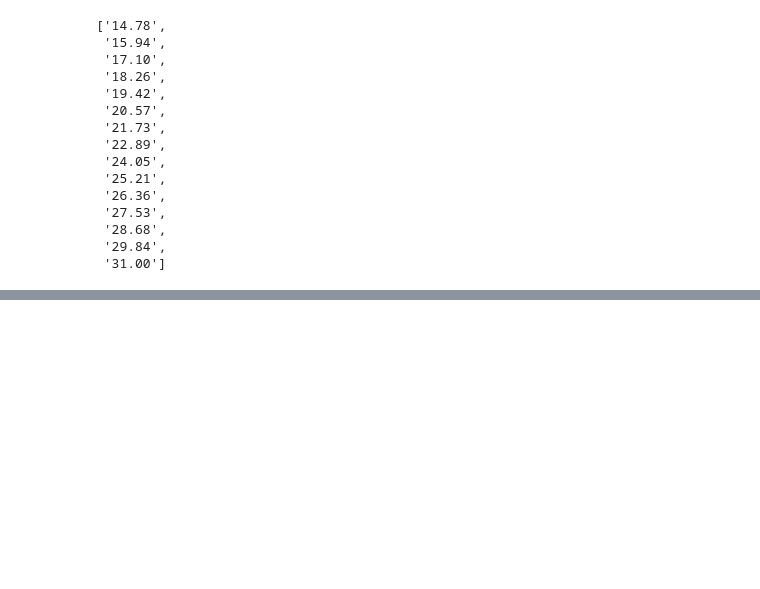
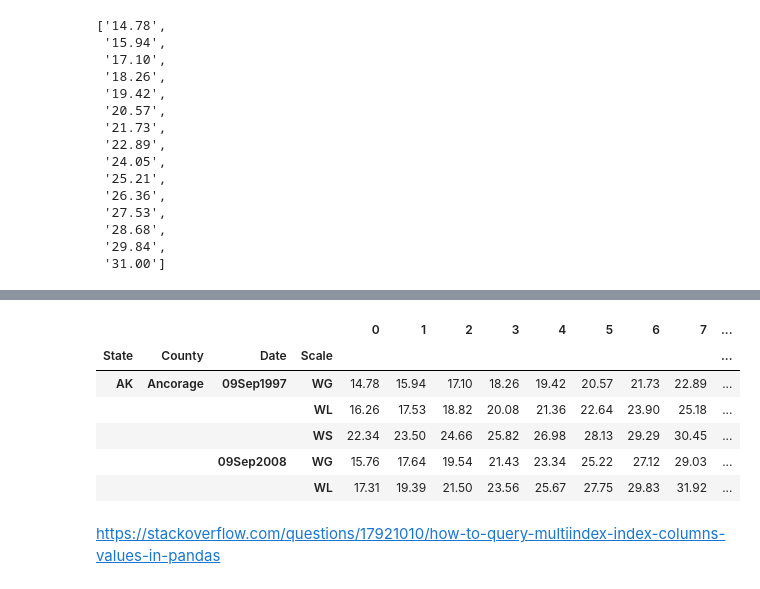
Before and after one commit to rhaejr/PythonProjects, a Jupyter notebook: Pay/Pay.ipynb, the cells around one changed output, grey strips where cells are left out. Drawn from its saved outputs; the diff is of its cells as text; code cells hidden in the pictures; blank space fills up the shorter version.

```diff
--- a/Pay/Pay.ipynb
+++ b/Pay/Pay.ipynb
@@ -123,0 +138,12 @@ reform
+# %%
+pay.head()
+# %% [output]
+|  |  |  |  | 0 | 1 | 2 | 3 | 4 | 5 | 6 | 7 | ... |
+| State | County | Date | Scale |  |  |  |  |  |  |  |  | ... |
+| AK | Ancorage | 09Sep1997 | WG | 14.78 | 15.94 | 17.10 | 18.26 | 19.42 | 20.57 | 21.73 | 22.89 | ... |
+|  |  |  | WL | 16.26 | 17.53 | 18.82 | 20.08 | 21.36 | 22.64 | 23.90 | 25.18 | ... |
+|  |  |  | WS | 22.34 | 23.50 | 24.66 | 25.82 | 26.98 | 28.13 | 29.29 | 30.45 | ... |
+|  |  | 09Sep2008 | WG | 15.76 | 17.64 | 19.54 | 21.43 | 23.34 | 25.22 | 27.12 | 29.03 | ... |
+|  |  |  | WL | 17.31 | 19.39 | 21.50 | 23.56 | 25.67 | 27.75 | 29.83 | 31.92 | ... |
+# %% [markdown]
+https://stackoverflow.com/questions/17921010/how-to-query-multiindex-index-columns-values-in-pandas
```
Also changed, not shown: parts of 10 cells of this notebook, 2 other files.
